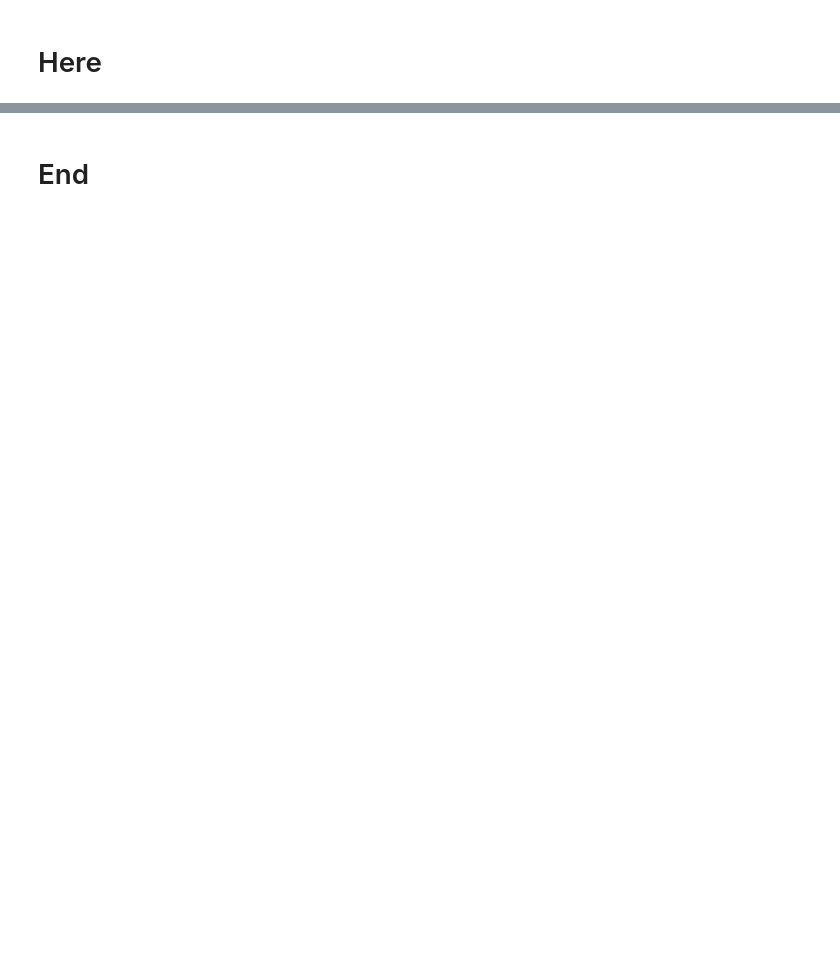
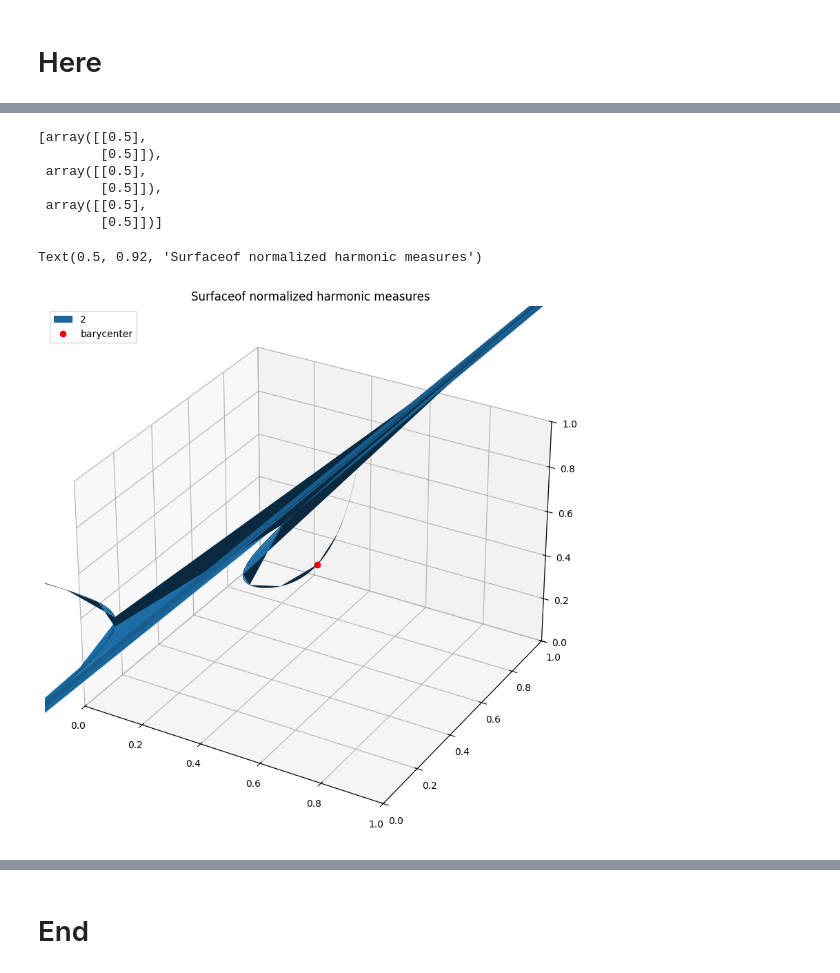
Before and after one commit to davidelegacci/HarmonicLab, a Jupyter notebook: HarmonicAndZeroSum/generate_harmonic_master_equation/2_find_harmonic_measure_PLAYGROUND.ipynb, the cells around one changed output, grey strips where cells are left out. Saved outputs shown, nothing was run; the diff lists cells and outputs as text; code cells hidden in the pictures; blank space fills up the shorter version.

```diff
--- a/HarmonicAndZeroSum/generate_harmonic_master_equation/2_find_harmonic_measure_PLAYGROUND.ipynb
+++ b/HarmonicAndZeroSum/generate_harmonic_master_equation/2_find_harmonic_measure_PLAYGROUND.ipynb
@@ -16,7 +17,7 @@ import numpy as np
 
 #skeleton = np.random.randint(2, 6, numPlayers)
 
-#skeleton = [2, 2, 2]
-skeleton = [2, 2]
+skeleton = [2, 2, 2]
+#skeleton = [2, 2]
 skeleton
 # %% [output]
@@ -215,6 +193,7 @@ $\displaystyle \left[\begin{matrix}\left[ -3, \  1\right] & \left[ 2, \  -4\righ
 
 # 2x2x2 uniform harmonic --> always ~ to exact zero-sum game (as by Candogan's), since players have same # of strategies
 # u = [-2.00000000000000, -5.00000000000000, 1.00000000000000, 9.00000000000000, 2, 0, 1, 0, -1.00000000000000, 10.0000000000000, -3, 3, -2, -2, 2, 3, 2.00000000000000, 0, 2, 0, -2, -2, -3, 1]
+u = [7, -29, 1, 24, 2, -6, 7, 0, -15, 23, -10, 0, -3, -9, 2, 4, -8, -8, 1, 0, 4, -6, -6, 5]
 # %%
 assert len(u) == numPays
 # %%
@@ -590,0 +670,43 @@ for xi in NE:
+# %%
+# if the dofs are equal to each other, returns barycenter
+[ f(4,4) for f in fNE ]
+# %% [output]
+[array([[0.5],
+        [0.5]]),
+ array([[0.5],
+        [0.5]]),
+ array([[0.5],
+        [0.5]])]
+# %%
+# coord to keep
+coord = 1
+
+X = lambdify([mu21, mu22], NE[0][coord])
+Y = lambdify([mu21, mu22], NE[1][coord])
+Z = lambdify([mu21, mu22], NE[2][coord])
+# %%
+# plot set of normalized harmonic measures; parametric surface
+
+
+fig = plt.figure(figsize=(10, 10))  # Corrected figsize to have two values
+ax = fig.add_subplot(projection='3d')
+
+a = np.linspace(0.01, 10, size)
+b = np.linspace(0.01, 10, size)
+A, B = np.meshgrid(a,b)
+
+x = X(A,B)
+y = Y(A,B)
+z = Z(A,B)
+
+ax.plot_surface( x,y,z, label = f'{i}' )
+ax.plot( 0.5,0.5,0.5, 'ro', label = 'barycenter' )
+
+plt.legend(loc = 'best')
+ax.set_xlim(0,1)
+ax.set_ylim(0,1)
+ax.set_zlim(0,1)
+ax.set_title('Surface of normalized harmonic measures')
+# %% [output]
+Text(0.5, 0.92, 'Surfaceof normalized harmonic measures')
+[figure, added]
```
Also changed, not shown: parts of 54 cells of this notebook, 6 other files.
